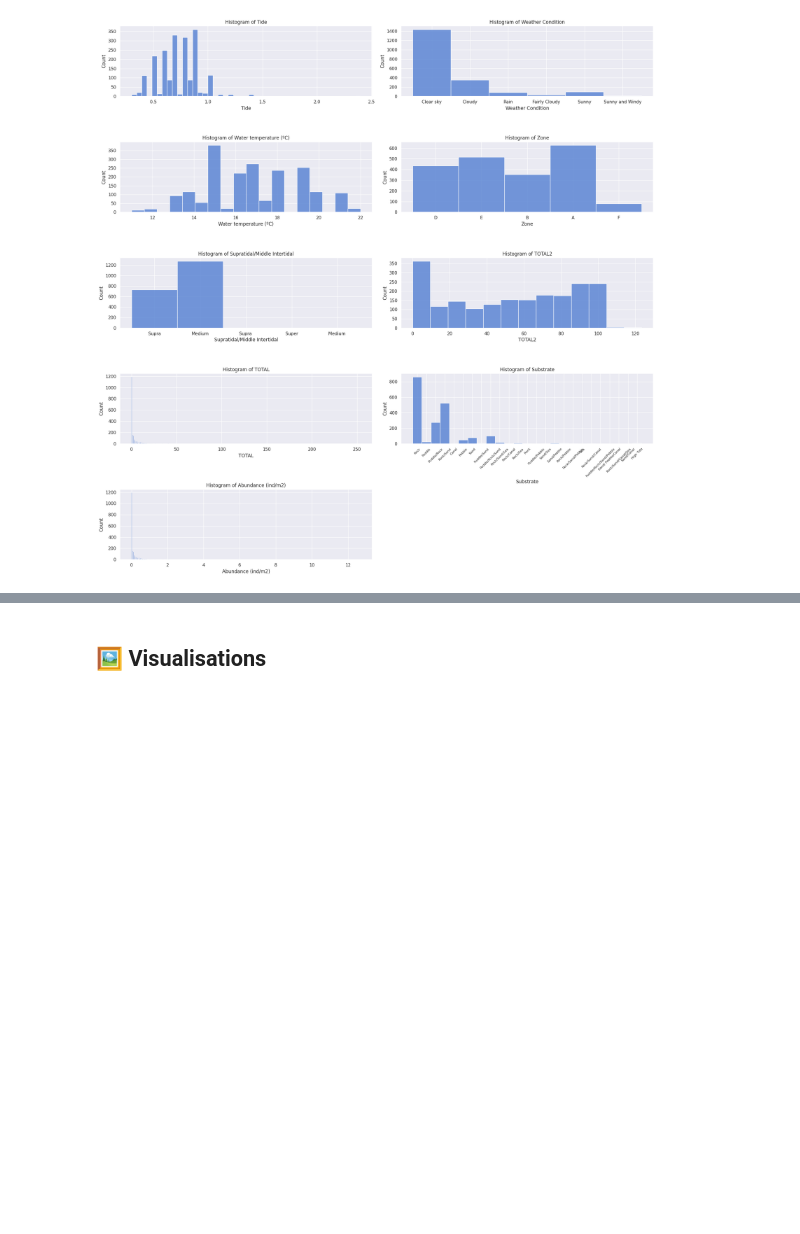
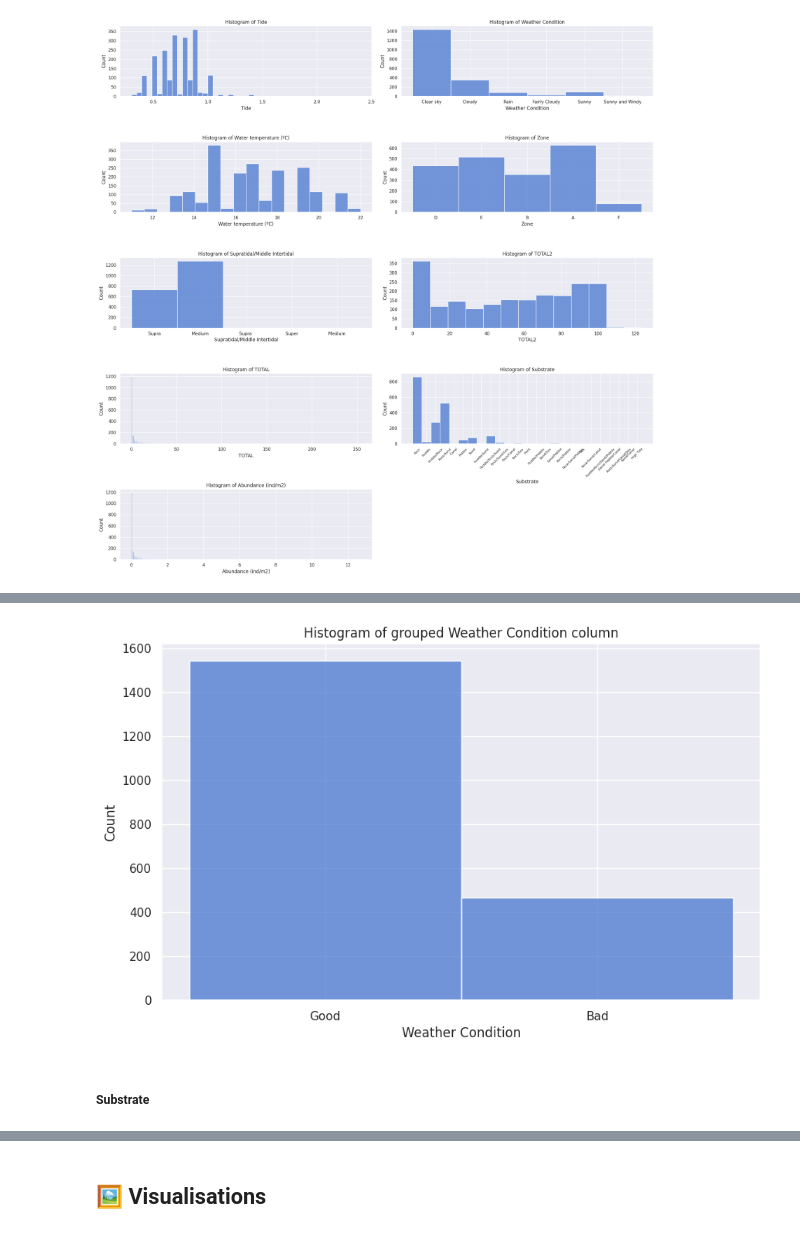
Before and after one commit to duarteoliper/WDL2_2023, a Jupyter notebook: Submission_phase_2_v2.ipynb, the cells around one changed output, grey strips where cells are left out. Saved outputs shown, nothing was run; the diff lists cells and outputs as text; code cells hidden in the pictures; blank space fills up the shorter version.

```diff
--- a/Submission_phase_2_v2.ipynb
+++ b/Submission_phase_2_v2.ipynb
@@ -544,0 +614,23 @@ plt.show()
+# %%
+def weather_group(weather):
+    if pd.isna(weather):  # Handle NaN or None values
+        return 'Unknown'
+    elif 'Clear sky' in weather:
+        return 'Good'
+    elif 'Sunny' in weather:
+        return 'Good'
+    elif 'Sunny and Windy' in weather:
+        return 'Good'
+    else:
+        return 'Bad'
+# %%
+df['Weather Condition'] = df['Weather Condition'].apply(weather_group)
+# %%
+plt.figure(figsize=(10,6))
+sns.histplot(data=df, x='Weather Condition')
+plt.title('Histogram of grouped Weather Condition column')
+plt.show()
+# %% [output]
+[figure, added]
+# %% [markdown]
+##### Substrate
```
Also changed, not shown: parts of 79 cells of this notebook.
